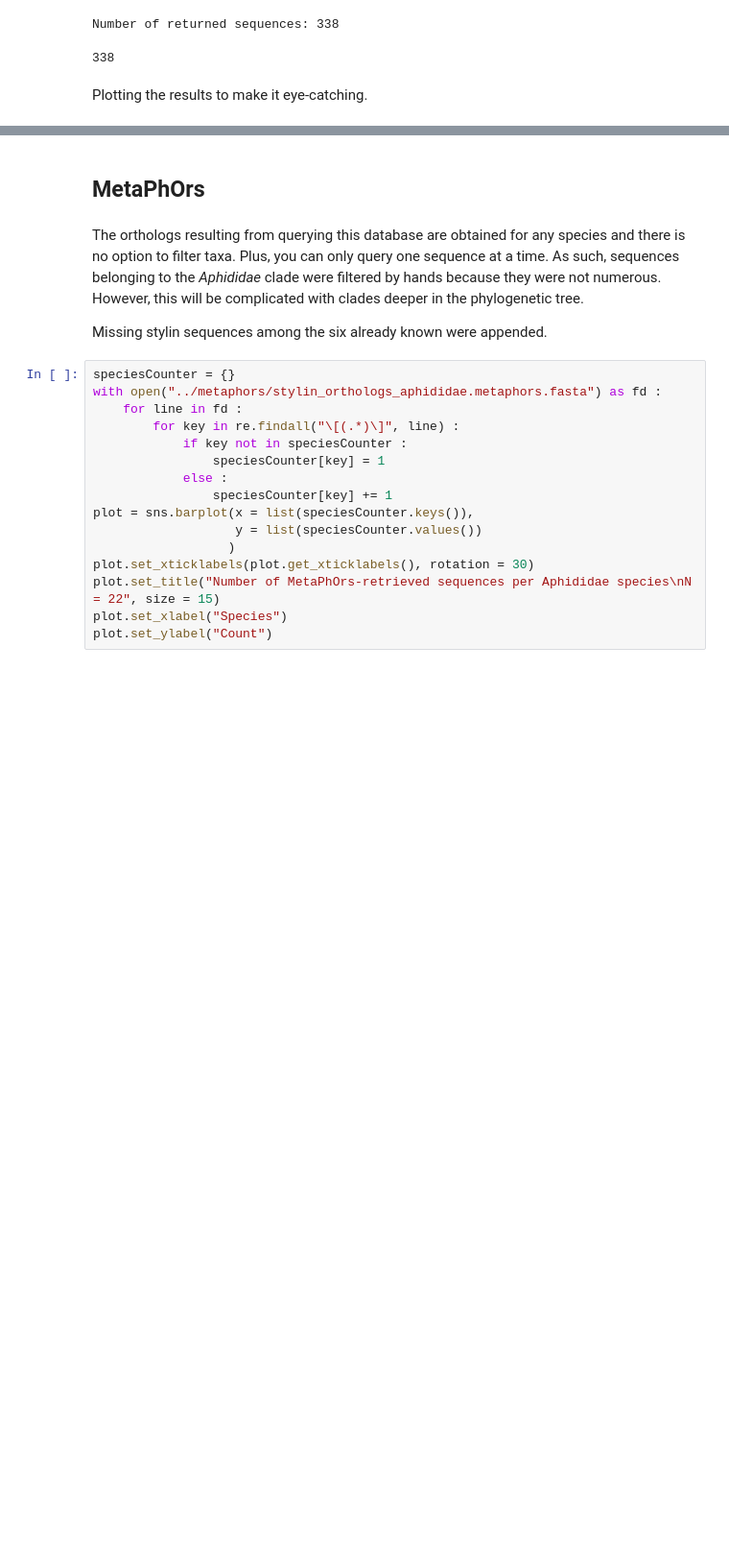
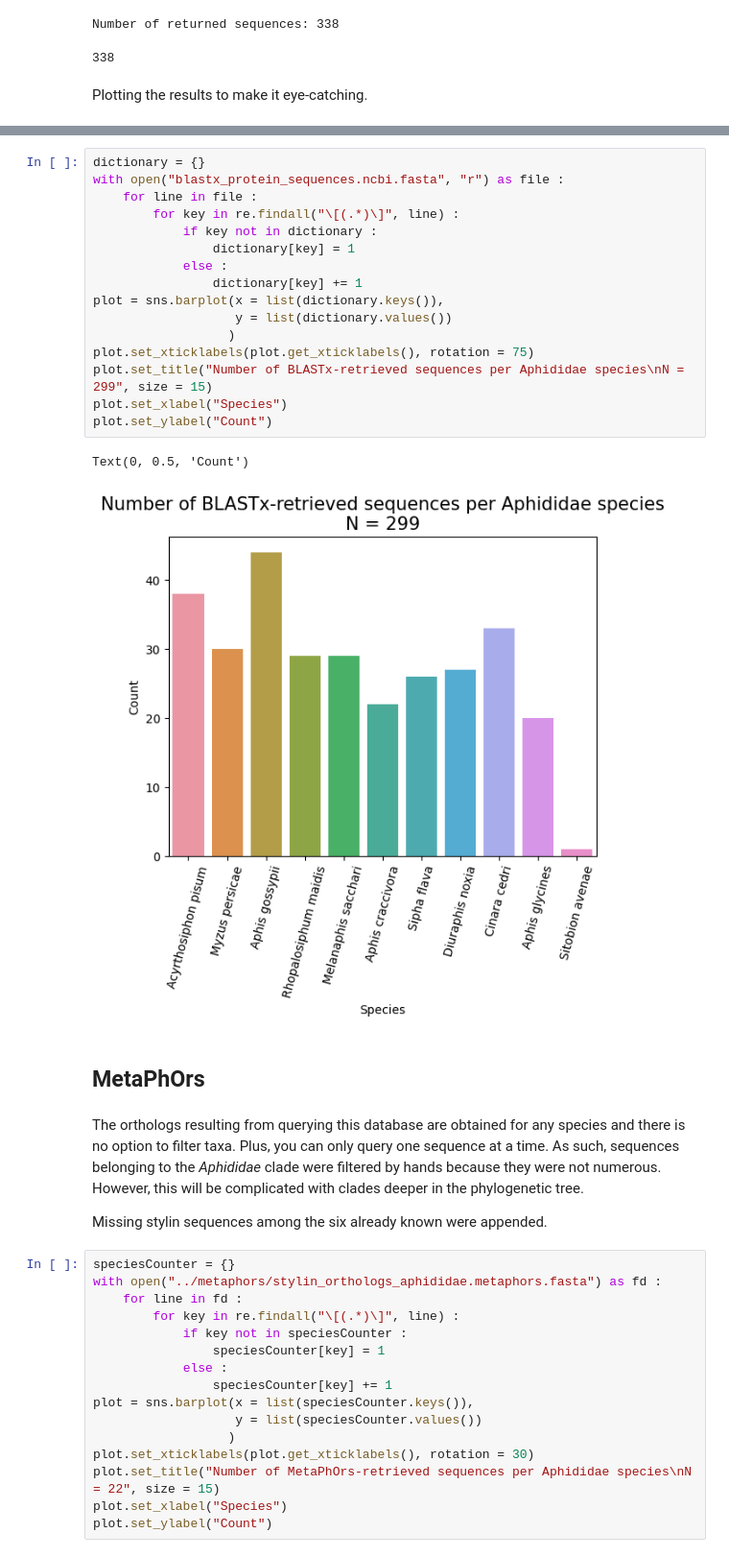
Before and after one commit to elian-stz/StylED_internship, a Jupyter notebook: xplore.ipynb, the cells around one changed output, grey strips where cells are left out. Shown at 96% size. Drawn from its saved outputs; the diff is of its cells as text; blank space fills up the shorter version.

Commit message:
add blastx

```diff
--- a/xplore.ipynb
+++ b/xplore.ipynb
@@ -176,3 +219,22 @@ Text(0, 0.5, 'Count')
+# %%
+dictionary = {}
+with open("blastx_protein_sequences.ncbi.fasta", "r") as file :
+    for line in file :
+        for key in re.findall("\[(.*)\]", line) :
+            if key not in dictionary :
+                dictionary[key] = 1
+            else :
+                dictionary[key] += 1
+plot = sns.barplot(x = list(dictionary.keys()),
+                   y = list(dictionary.values())
+                  )
+plot.set_xticklabels(plot.get_xticklabels(), rotation = 75)
+plot.set_title("Number of BLASTx-retrieved sequences per Aphididae species\nN = 299", size = 15)
+plot.set_xlabel("Species")
+plot.set_ylabel("Count")
+# %% [output]
+Text(0, 0.5, 'Count')
+[figure, added]
 # %% [markdown]
 ## MetaPhOrs
 # %% [markdown]
```
Also changed, not shown: parts of 10 cells of this notebook.
